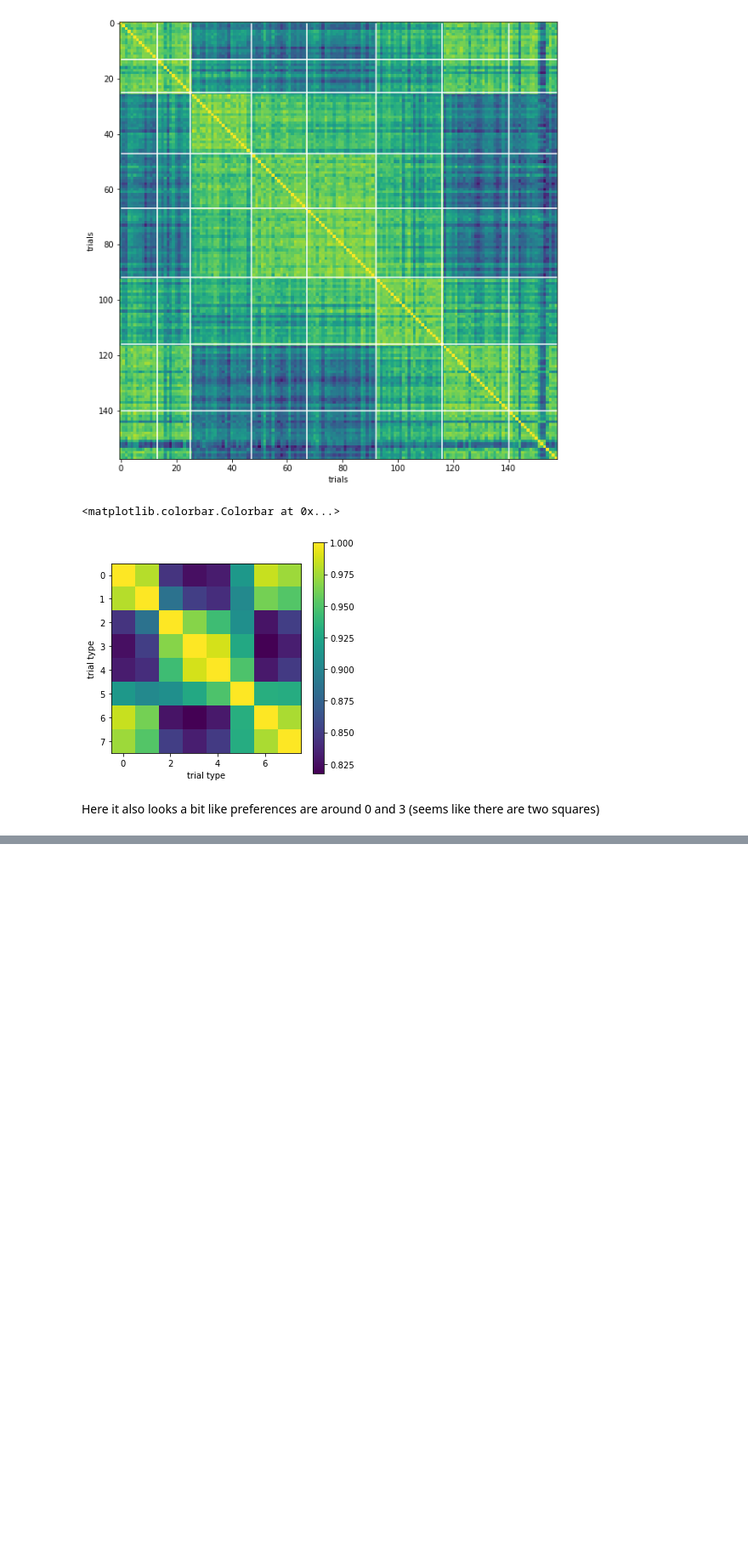
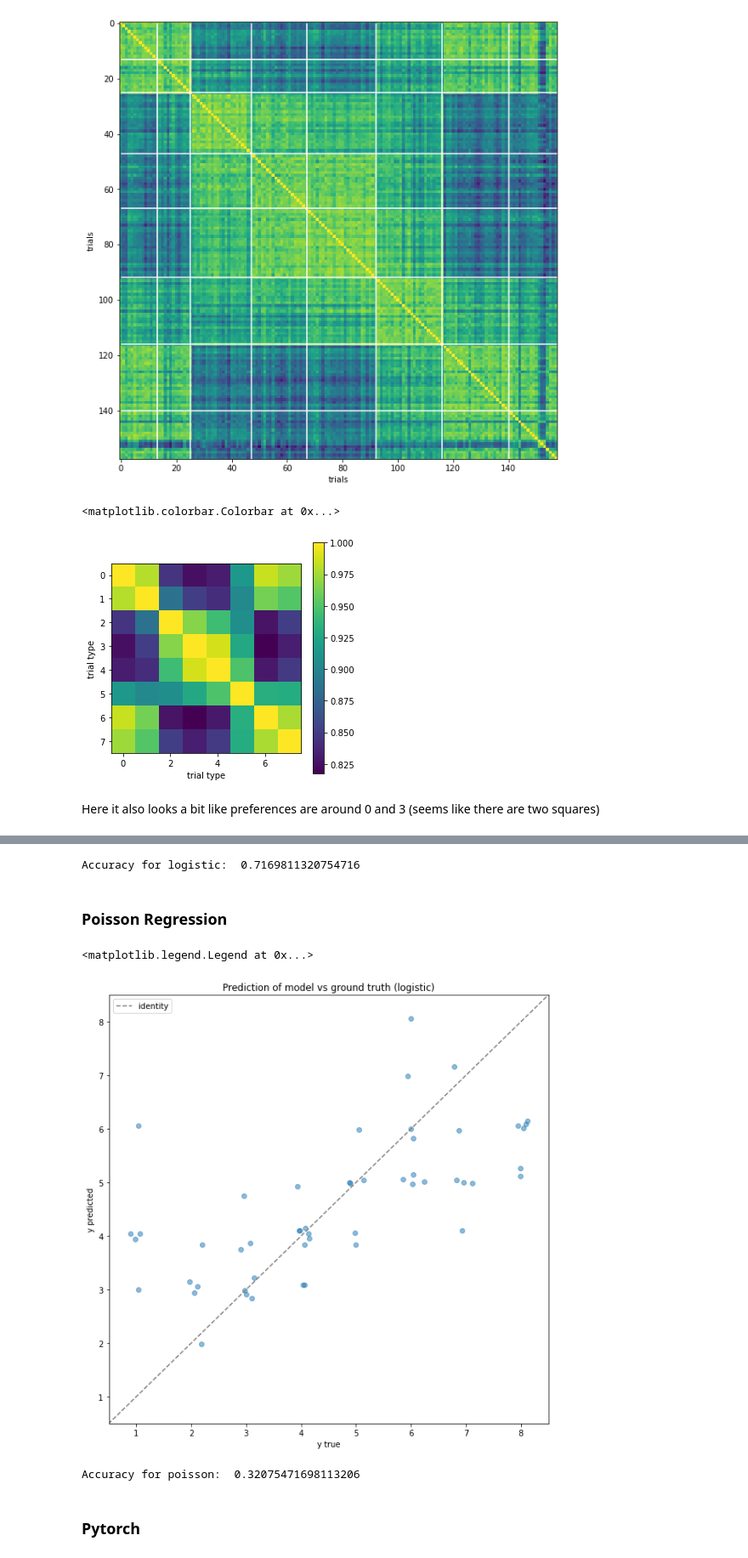
Before and after one commit to CONECT-INT/2022_CENTURI-SummerSchool, a Jupyter notebook: dev/dataset1_jure.ipynb, the cells around one changed output, grey strips where cells are left out. Shown at 85% size. Cells and saved outputs as stored; diff of their text form; code cells hidden in the pictures; blank space fills up the shorter version.

```diff
--- a/dev/dataset1_jure.ipynb
+++ b/dev/dataset1_jure.ipynb
@@ -328,0 +356,33 @@ for i in range(8):
+# %%
+correct_logreg = y_test == y_test_hat_logreg
+p_correct_logreg = np.sum(correct_logreg)/len(correct_logreg)
+print('Accuracy for logistic: ', p_correct_logreg) # same as logreg.score(X_test,y_test)
+# %% [output]
+Accuracy for logistic:  0.7169811320754716
+# %% [markdown]
+### Poisson Regression
+# %%
+poissreg = PoissonRegressor()
+poissreg.fit(X_train, y_train)
+y_test_hat_poissreg = poissreg.predict(X_test)
+# %%
+plt.figure(figsize=(10,10))
+plt.scatter(y_test + np.random.normal(0,0.1,size=y_test.shape), np.round(y_test_hat_poissreg) + np.random.normal(0,0.1,size=y_test_hat_poissreg.shape), alpha=0.5)
+plt.plot(np.arange(0,10), np.arange(0,10), '--', c='grey', label='identity')
+plt.xlim((0.5,8.5))
+plt.xlabel('y true')
+plt.ylim((0.5,8.5))
+plt.ylabel('y predicted')
+plt.title('Prediction of model vs ground truth (logistic)')
+plt.legend()
+# %% [output]
+<matplotlib.legend.Legend at 0x...>
+[figure, added]
+# %%
+correct_poissreg = y_test == np.round(y_test_hat_poissreg)
+p_correct_poissreg = np.sum(correct_poissreg)/len(correct_poissreg)
+print('Accuracy for poisson: ', p_correct_poissreg)
+# %% [output]
+Accuracy for poisson:  0.32075471698113206
+# %% [markdown]
+### Pytorch
```
Also changed, not shown: parts of 9 cells of this notebook, 1 other file.
